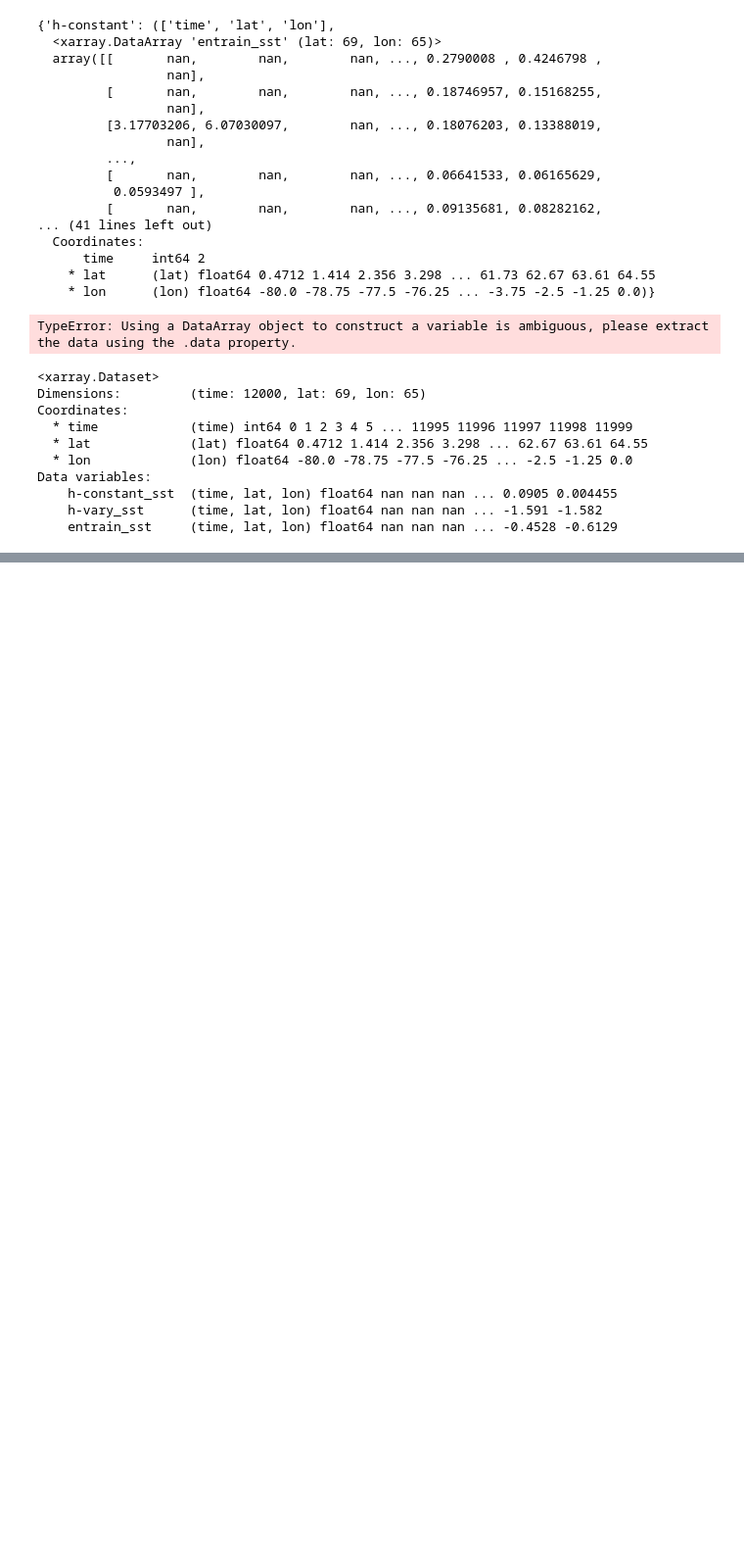
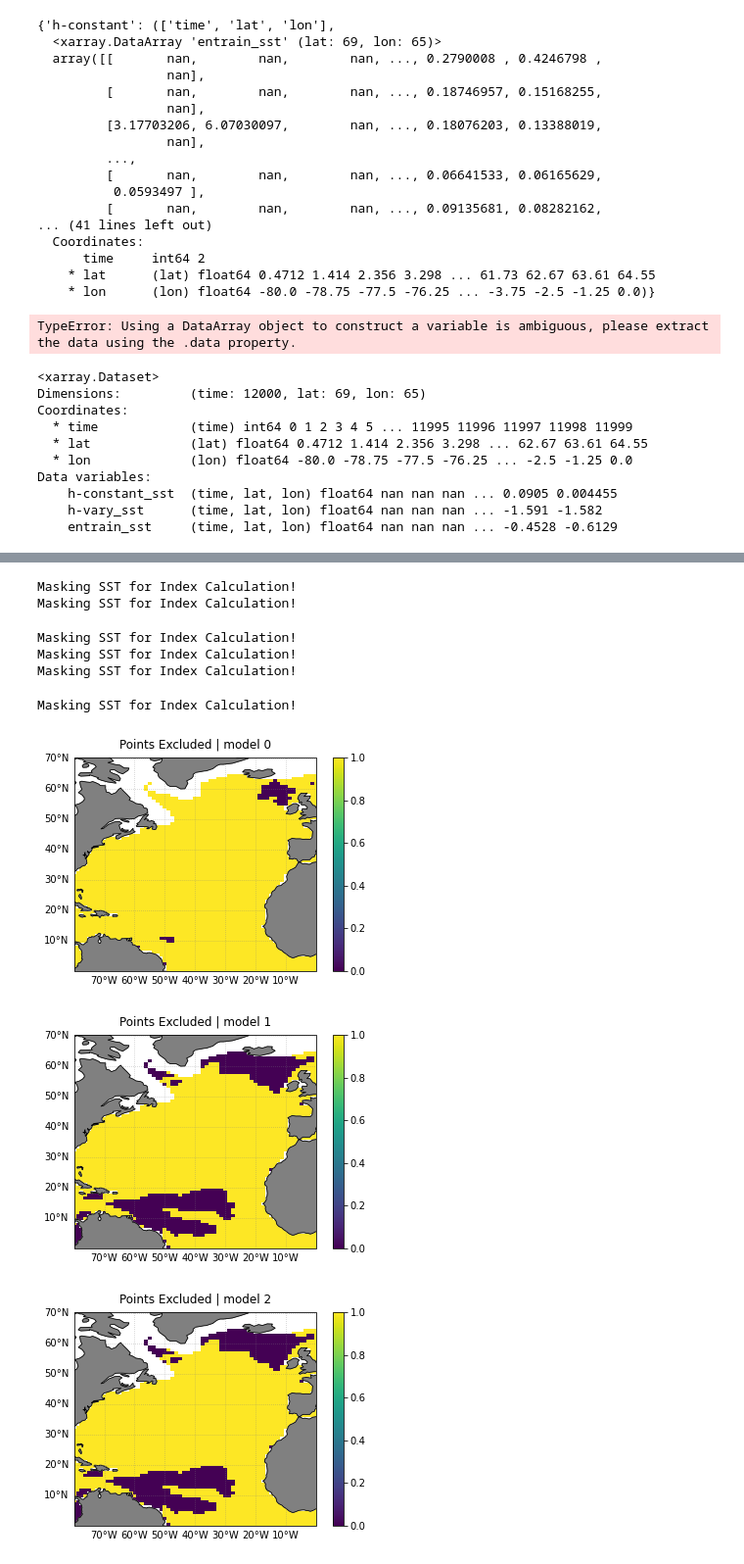
Before and after one commit to glennliu265/stochmod, a Jupyter notebook: analysis/Explore_Regional_Properties.ipynb, the cells around one changed output, grey strips where cells are left out. Shown at 98% size. Drawn from its saved outputs; the diff is of its cells as text; code cells hidden in the pictures; blank space fills up the shorter version.

```diff
--- a/analysis/Explore_Regional_Properties.ipynb
+++ b/analysis/Explore_Regional_Properties.ipynb
@@ -607,0 +650,40 @@ Data variables:
+# %%
+# Calculate AMV with and without a mask
+debug   = True
+nlon    = len(lonr)
+nlat    = len(latr)
+maskopt = ("Excluded","Included") # Points are excluded (masked applied) or not...
+insst   = sst_sm
+amvbbox = [-80,0,10,65]
+
+# Preallocate
+amvpats = np.zeros((nlon,nlat,3,2))*np.nan          # [lon x lat x model x maskopt]
+amvids  = np.zeros((int(insst[0].shape[-1]/12),3,2))*np.nan # [time x model x maskopt]
+for mopt in tqdm(range(2)): # maskopt loop
+
+    for m in range(3): # model loop
+        dmsk = dmsks[m].copy()
+        if mopt == 1:
+            dmsk[dmsk==0] = 1 # Unapply mask
+
+        if debug: # Check Mask Applied
+            fig,ax = plt.subplots(1,1,subplot_kw={'projection':ccrs.PlateCarree()})
+            ax     = viz.add_coast_grid(ax,bbox,fill_color='gray')
+            pcm    = ax.pcolormesh(lonr,latr,dmsk.T)
+            fig.colorbar(pcm,ax=ax)
+            ax.set_title("Points %s | model %i" % (maskopt[mopt],m))
+
+        # Calculate AMV
+        amvidx,amvpat       = proc.calc_AMVquick(insst[m],lonr,latr,amvbbox,dropedge=5,mask=dmsk)
+        amvpats[:,:,m,mopt] = amvpat
+        amvids[:,m,mopt]    = amvidx
+# %% [output]
+Masking SST for Index Calculation!
+Masking SST for Index Calculation!
+Masking SST for Index Calculation!
+Masking SST for Index Calculation!
+Masking SST for Index Calculation!
+Masking SST for Index Calculation!
+[figure, added]
+[figure, added]
+[figure, added]
```
Also changed, not shown: parts of 15 cells of this notebook, 4 other files.
